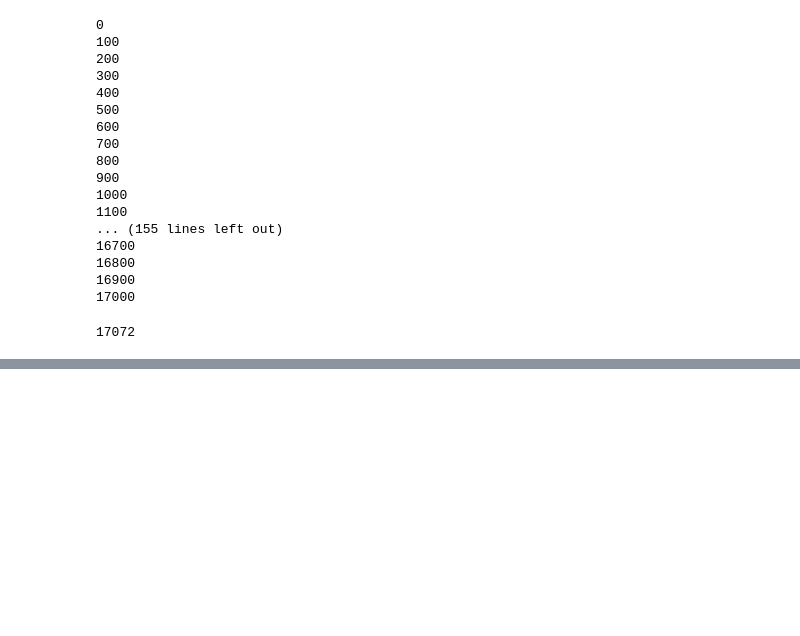
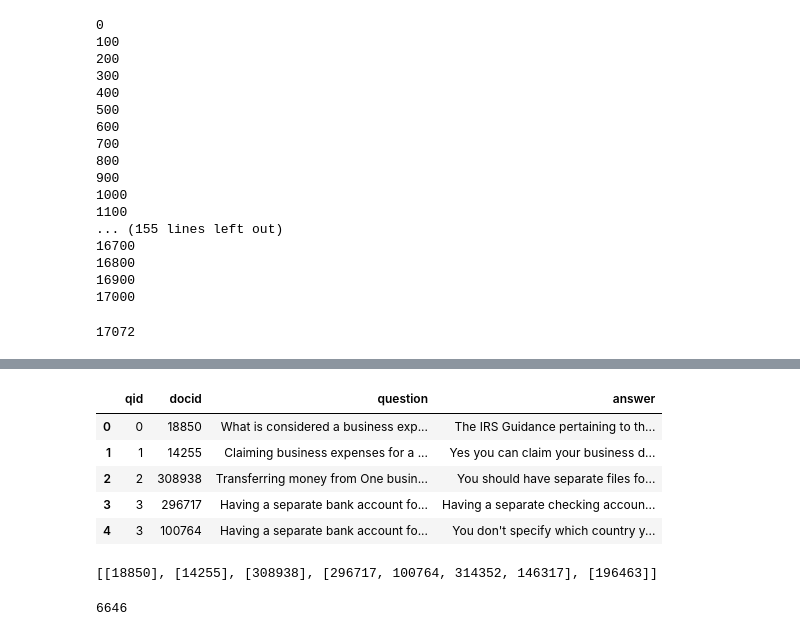
Before and after one commit to y4nrui/ezfinbot, a Jupyter notebook: 4.Retrieval/finetuned_bertbase/implementation.ipynb, the cells around one changed output, grey strips where cells are left out. Cells and saved outputs as stored; diff of their text form; code cells hidden in the pictures; blank space fills up the shorter version.

```diff
--- a/4.Retrieval/finetuned_bertbase/implementation.ipynb
+++ b/4.Retrieval/finetuned_bertbase/implementation.ipynb
@@ -33,8 +15,7 @@ print(os.getcwd())
 # %% [markdown]
 # Get embeddings for distilbert
 # %%
-# qna_df = pd.read_csv("../../0.Datasets/QnA.csv")
-qna_df = pd.read_csv("./QnA.csv")
+qna_df = pd.read_csv("../../0.Datasets/QnA.csv")
 # %%
 qna_df.head()
 # %% [output]
@@ -181,0 +140,9 @@ Given what you state you should shop around for an advisor. Think of the time re
+# %%
+qna_df.head().drop(columns=["Unnamed: 0"])
+# %% [output]
+|  | qid | docid | question | answer |
+| 0 | 0 | 18850 | What is considered a business exp... | The IRS Guidance pertaining to th... |
+| 1 | 1 | 14255 | Claiming business expenses for a ... | Yes you can claim your business d... |
+| 2 | 2 | 308938 | Transferring money from One busin... | You should have separate files fo... |
+| 3 | 3 | 296717 | Having a separate bank account fo... | Having a separate checking accoun... |
+| 4 | 3 | 100764 | Having a separate bank account fo... | You don't specify which country y... |
@@ -181,0 +157,6 @@ Given what you state you should shop around for an advisor. Think of the time re
+# %%
+labels = []
+for v in question_answer_index_map.values():
+    labels.append(v)
+# %% [output]
+[[18850], [14255], [308938], [296717, 100764, 314352, 146317], [196463]]
@@ -181,0 +171,4 @@ Given what you state you should shop around for an advisor. Think of the time re
+# %%
+len(question_map)
+# %% [output]
+6646
```
Also changed, not shown: parts of 17 cells of this notebook, 20 other files.
